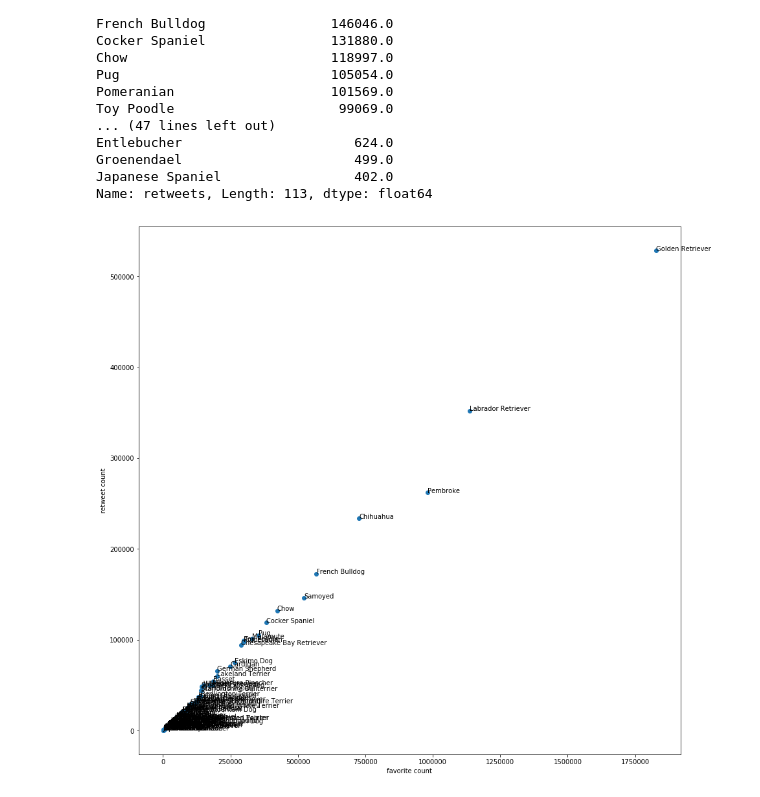
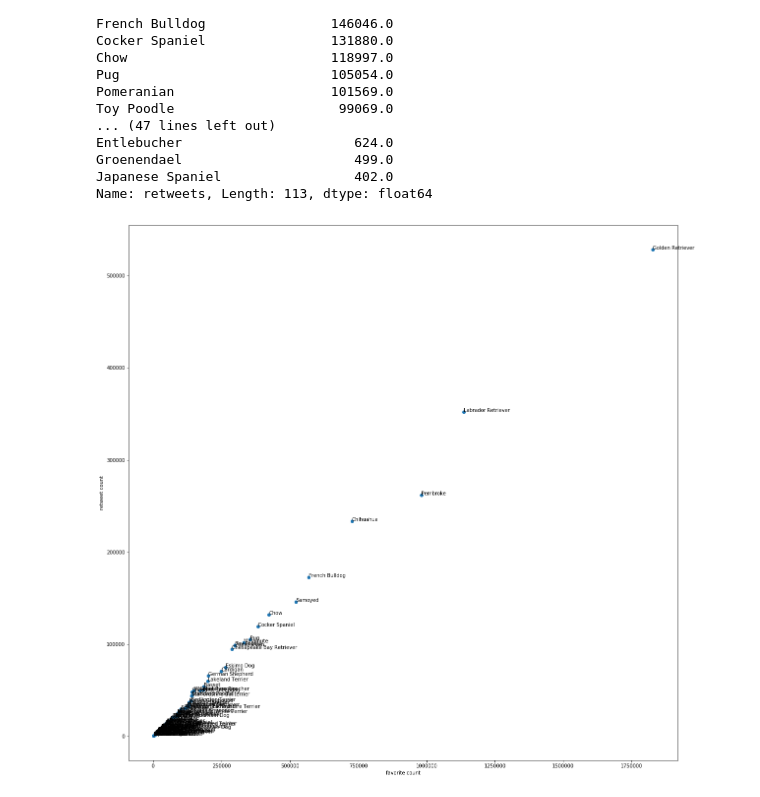
Before and after one commit to gaurkhur/Wrangle-And-Analyze-Twitter-Data, a Jupyter notebook: wrangle_act.ipynb, the cells around one changed output. Cells and saved outputs as stored; diff of their text form; code cells hidden in the pictures.

```diff
--- a/wrangle_act.ipynb
+++ b/wrangle_act.ipynb
@@ -21,10 +21,10 @@ response_text = response.text
 temp_list = []
 for value in response_text.split('\n'):
     temp_list.append(value.split('\t'))
-image_predictions = pd.DataFrame.from_records(temp_list)
-header = image_predictions.iloc[0]
-image_predictions = image_predictions[1:]
-image_predictions.columns = header
+image_predictions_old = pd.DataFrame.from_records(temp_list)
+header = image_predictions_old.iloc[0]
+image_predictions_old = image_predictions_old[1:]
+image_predictions_old.columns = header
 # %% [markdown]
 ### 3. Get tweet favorite count and retweet count using tweepy (keys and tokens are removed)
 # %%
@@ -53,7 +53,7 @@ with open('tweet_json.txt', 'r') as file:
                           'retweets':json_data['retweet_count']
                          })
 
-tweet_fav_retweet = pd.DataFrame(temp_list, columns = ['tweet_id','favorites','retweets'])
+tweet_fav_retweet_old = pd.DataFrame(temp_list, columns = ['tweet_id','favorites','retweets'])
 # %% [markdown]
 # ASSESSING DATA
 # %% [markdown]
@@ -291,6 +312,10 @@ False
 # %% [markdown]
 ### 2.2 Image Predictions
         a.Image predictions are in different columns
+# %%
+twitter_archive_enhanced = twitter_archive_enhanced_old.copy()
+image_predictions = image_predictions_old.copy()
+tweet_fav_retweet = tweet_fav_retweet_old.copy()
 # %%
 #DQ issue 1 - Delete retweeted rows to maintain original ratings
 twitter_archive_enhanced = twitter_archive_enhanced[pd.isnull(twitter_archive_enhanced.in_reply_to_status_id)]
@@ -371,4 +481,4 @@ image_predictions['p3'] = image_predictions['p3'].str.replace('_',' ').str.title
 # %%
 #DQ issue 8 - tweet_id in image_predictions is not int datatype
-image_predictions.drop([2076], inplace=True) # delete row with null tweet id
+image_predictions.drop(image_predictions[image_predictions['tweet_id']==''].index[0], inplace=True) # delete row with null tweet id
 image_predictions.tweet_id = image_predictions.tweet_id.astype(int)
@@ -576,12 +755,14 @@ Name: retweets, Length: 113, dtype: float64
 # %%
 x = df_twitter.groupby('prediction').favorites.sum().sort_values(ascending=False)
 y = df_twitter.groupby('prediction').retweets.sum().sort_values(ascending=False)
 n = df_twitter.groupby('prediction').favorites.sum().sort_values(ascending=False).index
 plt.scatter(x, y)
 plt.xlabel('favorite count')
 plt.ylabel('retweet count')
 
+plt.rcParams["figure.figsize"] = [20,20]
+
 for i, txt in enumerate(n):
     plt.annotate(txt, (x[i], y[i]))
 # %% [output]
-[figure, old version]
+[figure, new version]
```
Also changed, not shown: parts of 37 cells of this notebook, 1 other file.
